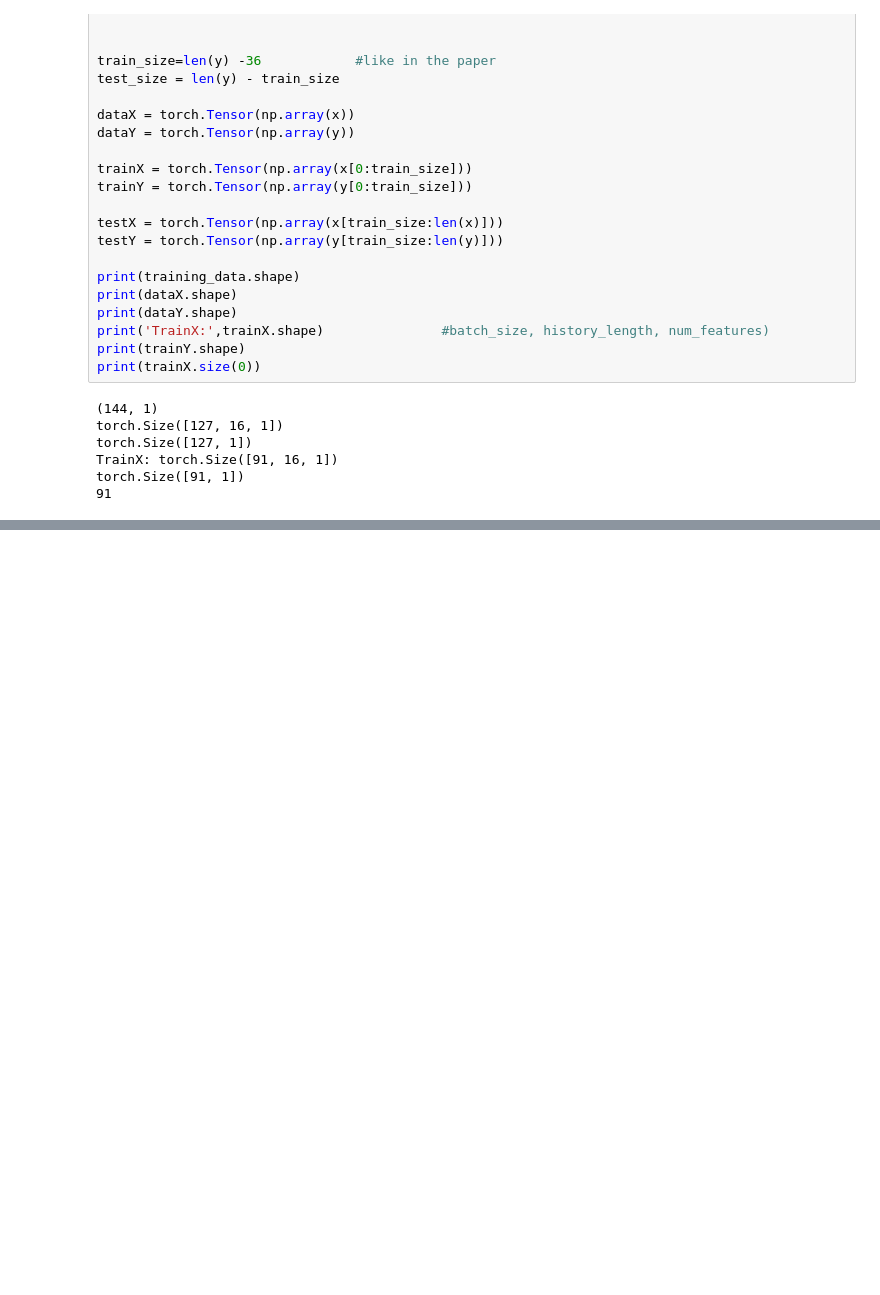
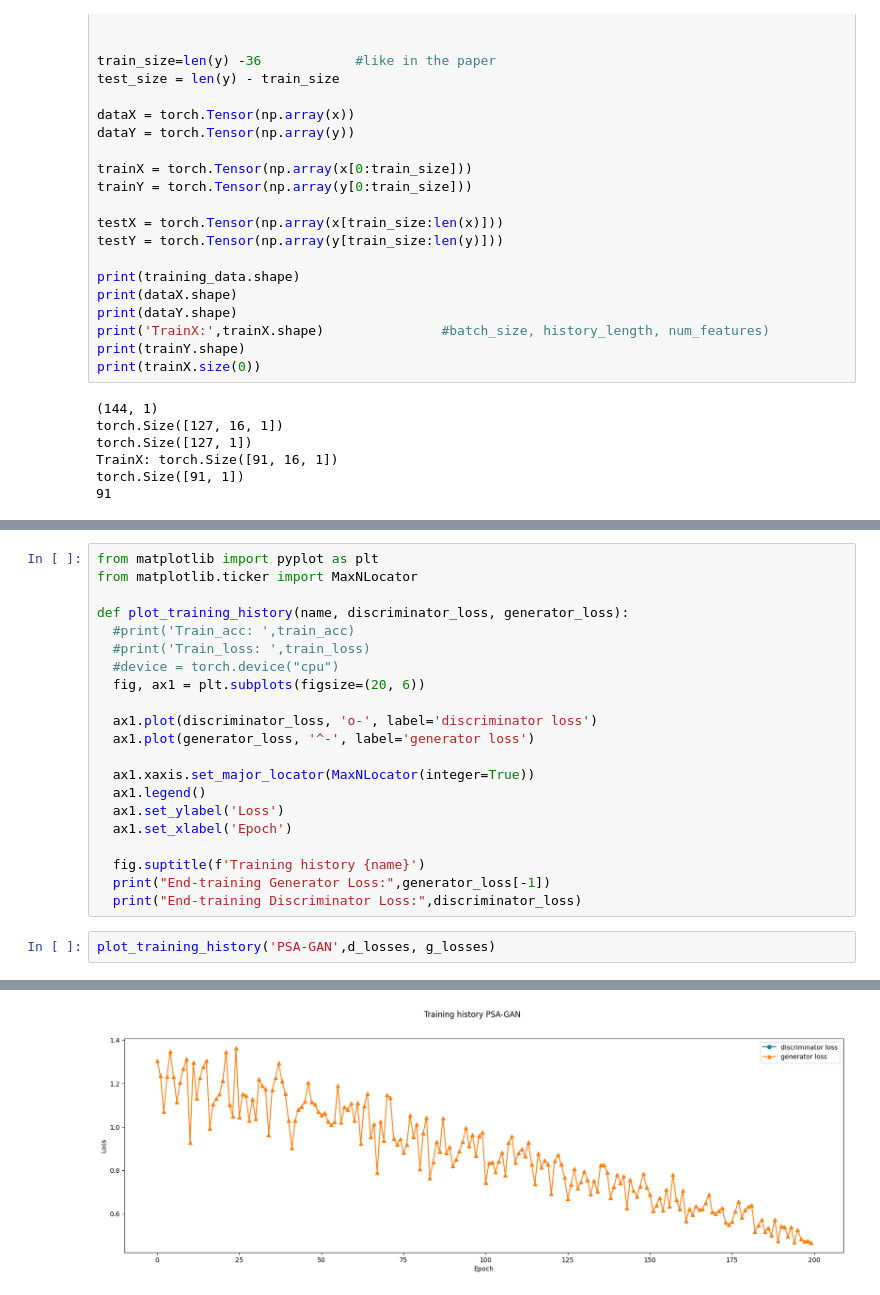
Before and after one commit to francomano/PSA-GAN, a Jupyter notebook: utils.ipynb, the cells around one changed output, grey strips where cells are left out. Cells and saved outputs as stored; diff of their text form; blank space fills up the shorter version.

Commit message:
skeleton training PSA-GAN

```diff
--- a/utils.ipynb
+++ b/utils.ipynb
@@ -95,0 +215,24 @@ torch.Size([91, 16])
+# %%
+from matplotlib import pyplot as plt
+from matplotlib.ticker import MaxNLocator
+
+def plot_training_history(name, discriminator_loss, generator_loss):
+  #print('Train_acc: ',train_acc)
+  #print('Train_loss: ',train_loss)
+  #device = torch.device("cpu")
+  fig, ax1 = plt.subplots(figsize=(20, 6))
+
+  ax1.plot(discriminator_loss, 'o-', label='discriminator loss')
+  ax1.plot(generator_loss, '^-', label='generator loss')
+
+  ax1.xaxis.set_major_locator(MaxNLocator(integer=True))
+  ax1.legend()
+  ax1.set_ylabel('Loss')
+  ax1.set_xlabel('Epoch')
+
+  fig.suptitle(f'Training history {name}')
+  print("End-training Generator Loss:",generator_loss[-1])
+  print("End-training Discriminator Loss:",discriminator_loss)
+# %%
+plot_training_history('PSA-GAN',d_losses, g_losses)
+# %% [output]
@@ -95,0 +241 @@ torch.Size([91, 16])
+[figure, added]
```
Also changed, not shown: parts of 10 cells of this notebook, 2 other files.
